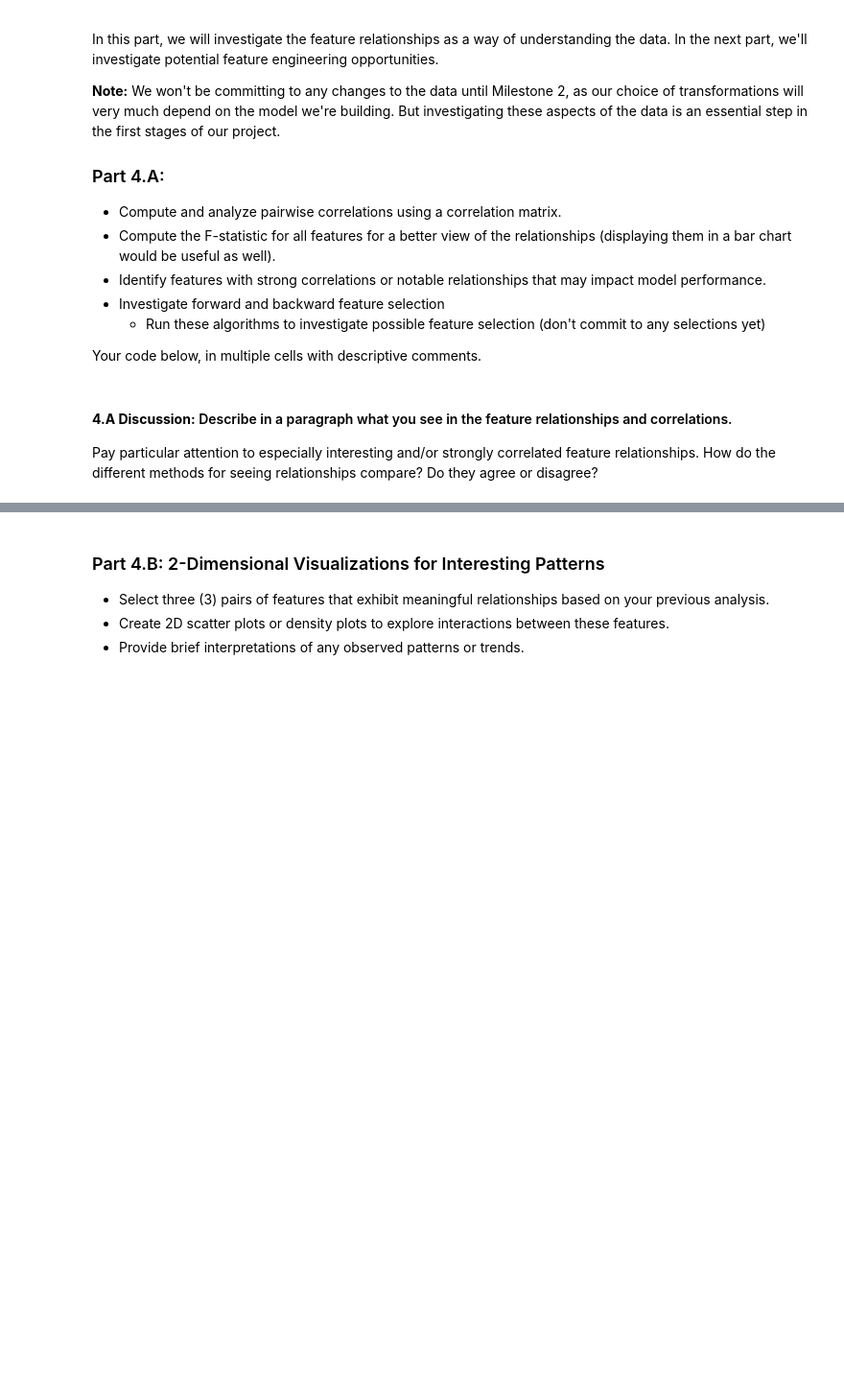
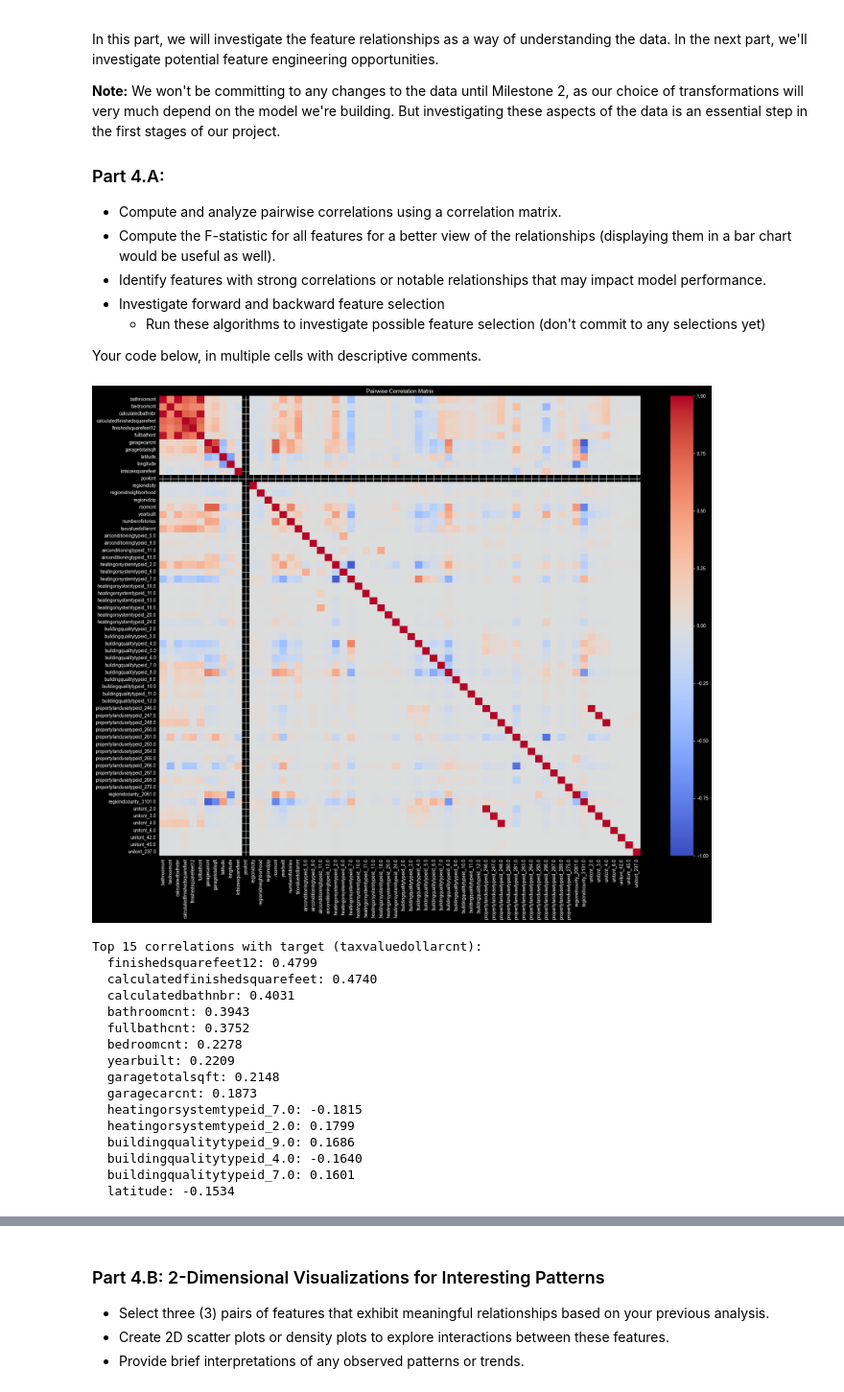
Before and after one commit to reynolkb-bu/Module-3-Assignments, a Jupyter notebook: Milestone_01.ipynb, the cells around one changed output, grey strips where cells are left out. Shown at 96% size. Cells and saved outputs as stored; diff of their text form; code cells hidden in the pictures; blank space fills up the shorter version.

```diff
--- a/Milestone_01.ipynb
+++ b/Milestone_01.ipynb
@@ -634,8 +634,36 @@ In this part, we will investigate the feature relationships as a way of understa
         - Run these algorithms to investigate possible feature selection (don't commit to any selections yet)
 
 Your code below, in multiple cells with descriptive comments.
-# %% [markdown]
-#### **4.A Discussion:**  Describe in a paragraph what you see in the feature relationships and correlations.
-
-Pay particular attention to especially interesting and/or strongly correlated feature relationships.
- How do the different methods for seeing relationships compare? Do they agree or disagree?
+# %%
+# Correlation matrix heatmap
+corr_matrix = df5.corr(numeric_only=True)
+
+plt.figure(figsize=(20, 16))
+sns.heatmap(corr_matrix, annot=False, cmap='coolwarm', center=0, vmin=-1, vmax=1)
+plt.title('Pairwise Correlation Matrix')
+plt.tight_layout()
+plt.show()
+
+# Top correlations with the target
+target_corr = corr_matrix['taxvaluedollarcnt'].drop('taxvaluedollarcnt').sort_values(key=abs, ascending=False)
+print("Top 15 correlations with target (taxvaluedollarcnt):")
+for col, val in target_corr.head(15).items():
+    print(f"  {col}: {val:.4f}")
+# %% [output]
+[figure, added]
+Top 15 correlations with target (taxvaluedollarcnt):
+  finishedsquarefeet12: 0.4799
+  calculatedfinishedsquarefeet: 0.4740
+  calculatedbathnbr: 0.4031
+  bathroomcnt: 0.3943
+  fullbathcnt: 0.3752
+  bedroomcnt: 0.2278
+  yearbuilt: 0.2209
+  garagetotalsqft: 0.2148
+  garagecarcnt: 0.1873
+  heatingorsystemtypeid_7.0: -0.1815
+  heatingorsystemtypeid_2.0: 0.1799
+  buildingqualitytypeid_9.0: 0.1686
+  buildingqualitytypeid_4.0: -0.1640
+  buildingqualitytypeid_7.0: 0.1601
+  latitude: -0.1534
```
Also changed, not shown: parts of 3 cells of this notebook.
